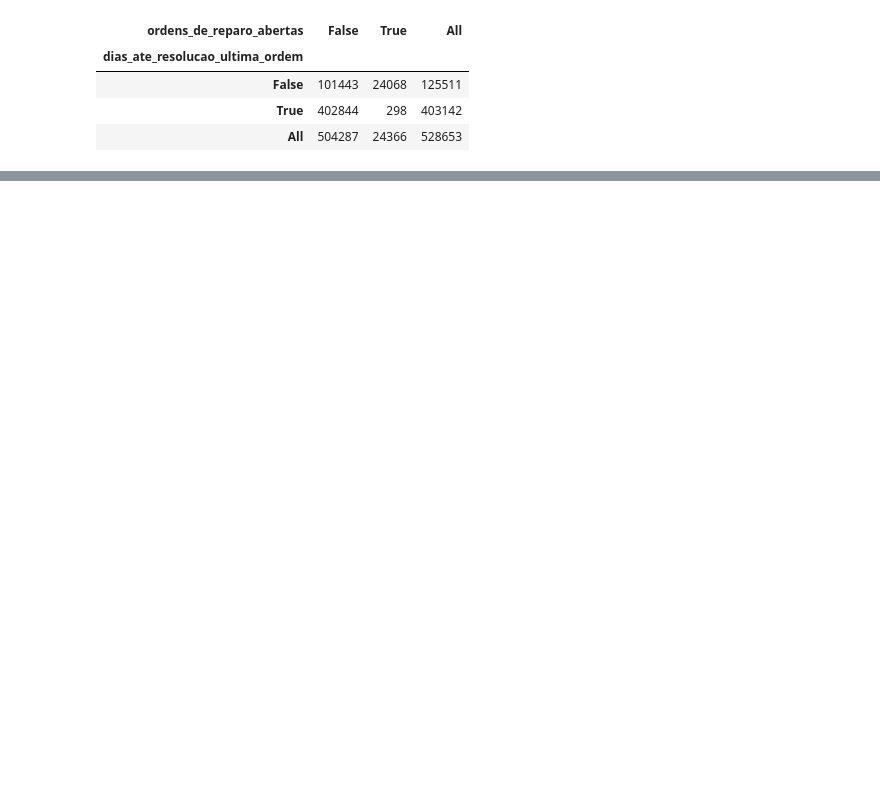
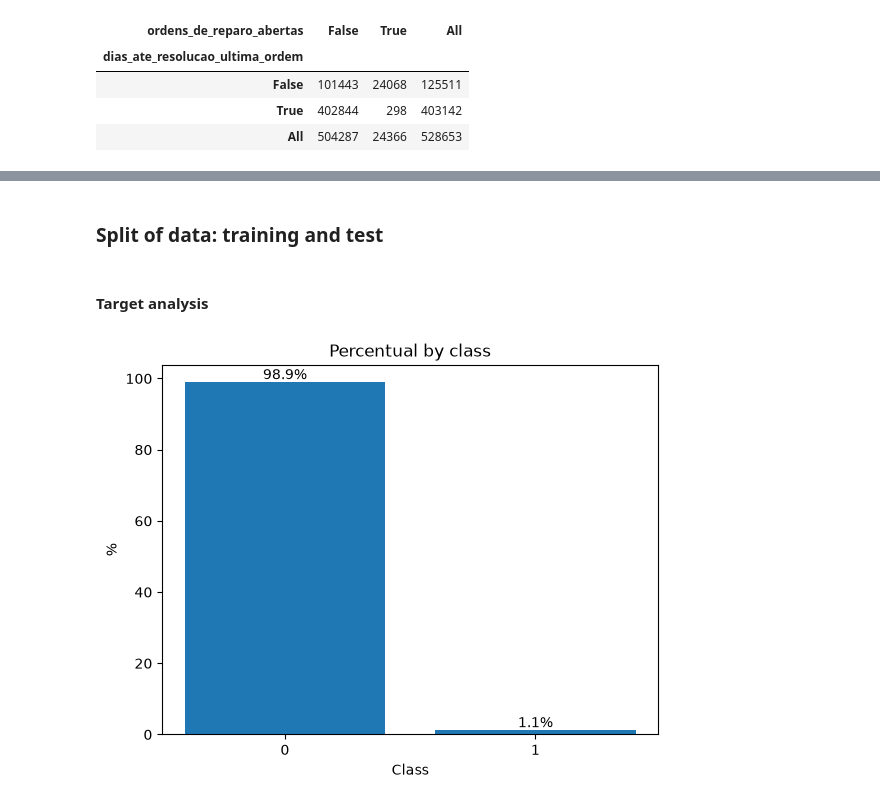
Before and after one commit to marciodosanjos/classification-churn, a Jupyter notebook: notebooks/01_exploracao.ipynb, the cells around one changed output, grey strips where cells are left out. Cells and saved outputs as stored; diff of their text form; code cells hidden in the pictures; blank space fills up the shorter version.

Commit message:
target analysis

```diff
--- a/notebooks/01_exploracao.ipynb
+++ b/notebooks/01_exploracao.ipynb
@@ -248,6 +265,12 @@ df_clean["meses_desde_fim_desconto_missing"] = (
     .isna()
     .astype("Int64")
 )
+
+#and input 0 if there was no discount recorded
+df_clean["meses_desde_fim_desconto"] = (
+    df_clean["meses_desde_fim_desconto"].fillna(0)
+
+)
 # %%
 #variable: csat_ultimo_contato, nps
 #there are clients who does not answer to feedback surveys after atendimentos
@@ -327 +365,16 @@ df_clean["distancia_ao_segmento"] = (
+# %%
+#variable: tempo_resolucao_medio
+
+df_clean["tempo_resolucao_medio_missing"] = (
+    df_clean["tempo_resolucao_medio"]
+    .isna()
+    .astype("Int64")
+)
+
+tempo_resolucao_medio_median = df_clean["tempo_resolucao_medio"].median()
+
+df_clean["tempo_resolucao_medio"] = (
+    df_clean["tempo_resolucao_medio"]
+    .fillna(tempo_resolucao_medio_median)
+)
 # %% [markdown]
@@ -379,0 +433,30 @@ display(df_clean.head())
+# %% [markdown]
+### Split of data: training and test
+# %%
+X = df_clean.drop(columns='churn_vol_30d')
+y = df_clean['churn_vol_30d']
+
+X_train, X_test, y_train, y_test = train_test_split(
+    X,
+    y,
+    test_size=0.2,
+    random_state=42, #aleatoriedade reproduzível.
+    stratify=y # It maintains the same proportion of classes in the training and test sets.
+)
+# %% [markdown]
+#### Target analysis
+# %%
+# Count and percentage for each class (value_counts(normalise=True))
+
+total_classes = y.value_counts(normalize=True).sort_index() * 100
+classes = total_classes.index.astype(str)
+percentages = total_classes.to_numpy(dtype=float)
+
+bars = plt.bar(classes, percentages)
+plt.bar_label(bars, fmt="%.1f%%")
+plt.xlabel("Class")
+plt.ylabel("%")
+plt.title("Percentual by class")
+plt.show()
+# %% [output]
+[figure, added]
```
Also changed, not shown: parts of 15 cells of this notebook.
